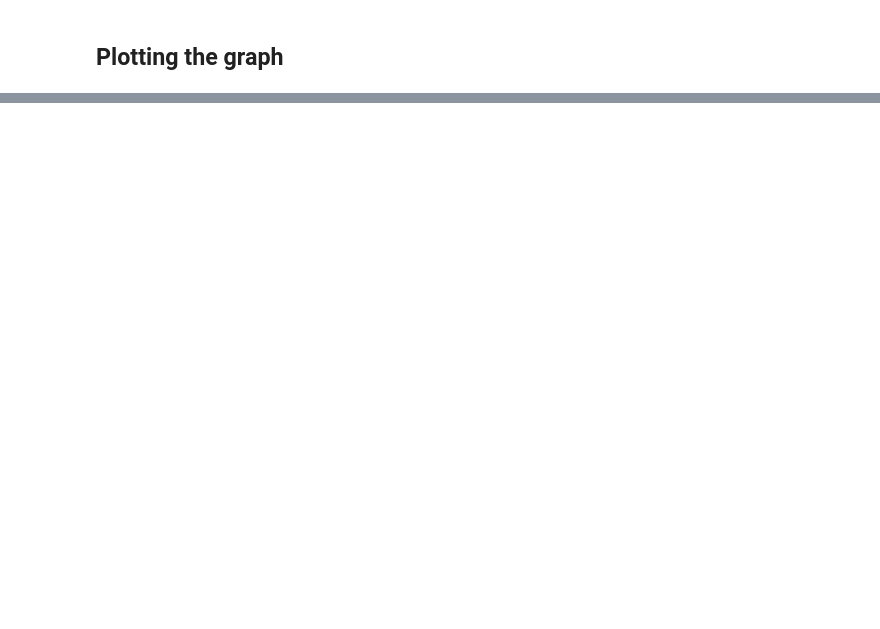
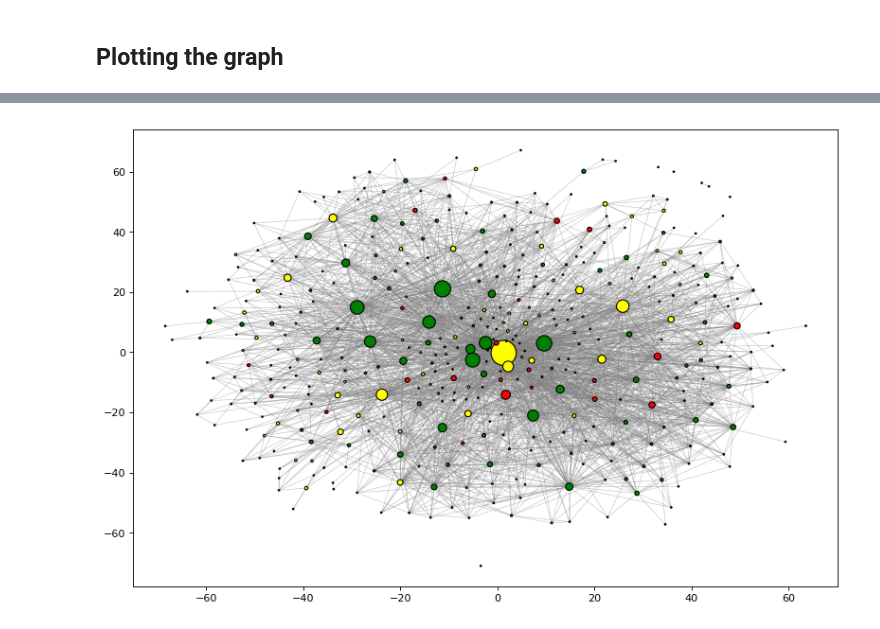
Before and after one commit to JacobPjetursson/Social_Graphs_Wookiepedia, a Jupyter notebook: Preprocess.ipynb, the cells around one changed output, grey strips where cells are left out. Saved outputs shown, nothing was run; the diff lists cells and outputs as text; code cells hidden in the pictures; blank space fills up the shorter version.

Commit message:
betweenness and eigenvector centrality

```diff
--- a/Preprocess.ipynb
+++ b/Preprocess.ipynb
@@ -231,0 +243,13 @@ plt.show()
+# %%
+btw_cnt = nx.betweenness_centrality(G, weight="weight")
+
+btw_cnt = list(map(lambda n: btw_cnt[n], nodelist))
+plt.figure(num=None, figsize=(12, 8), dpi=80, facecolor='w', edgecolor='k')
+scale_node = 3000
+nx.draw_networkx_nodes(G_undir, positions, with_labels=False, nodelist=nodelist,
+                       node_color=colormap, edgecolors="black", node_size=list(map(lambda x: 2+x*scale_node, btw_cnt)) )
+nx.draw_networkx_edges(G_undir, positions, edge_color="gray", alpha=0.5, width=0.5)
+
+plt.show()
+# %% [output]
+[figure, added]
```
Also changed, not shown: parts of 7 cells of this notebook.
